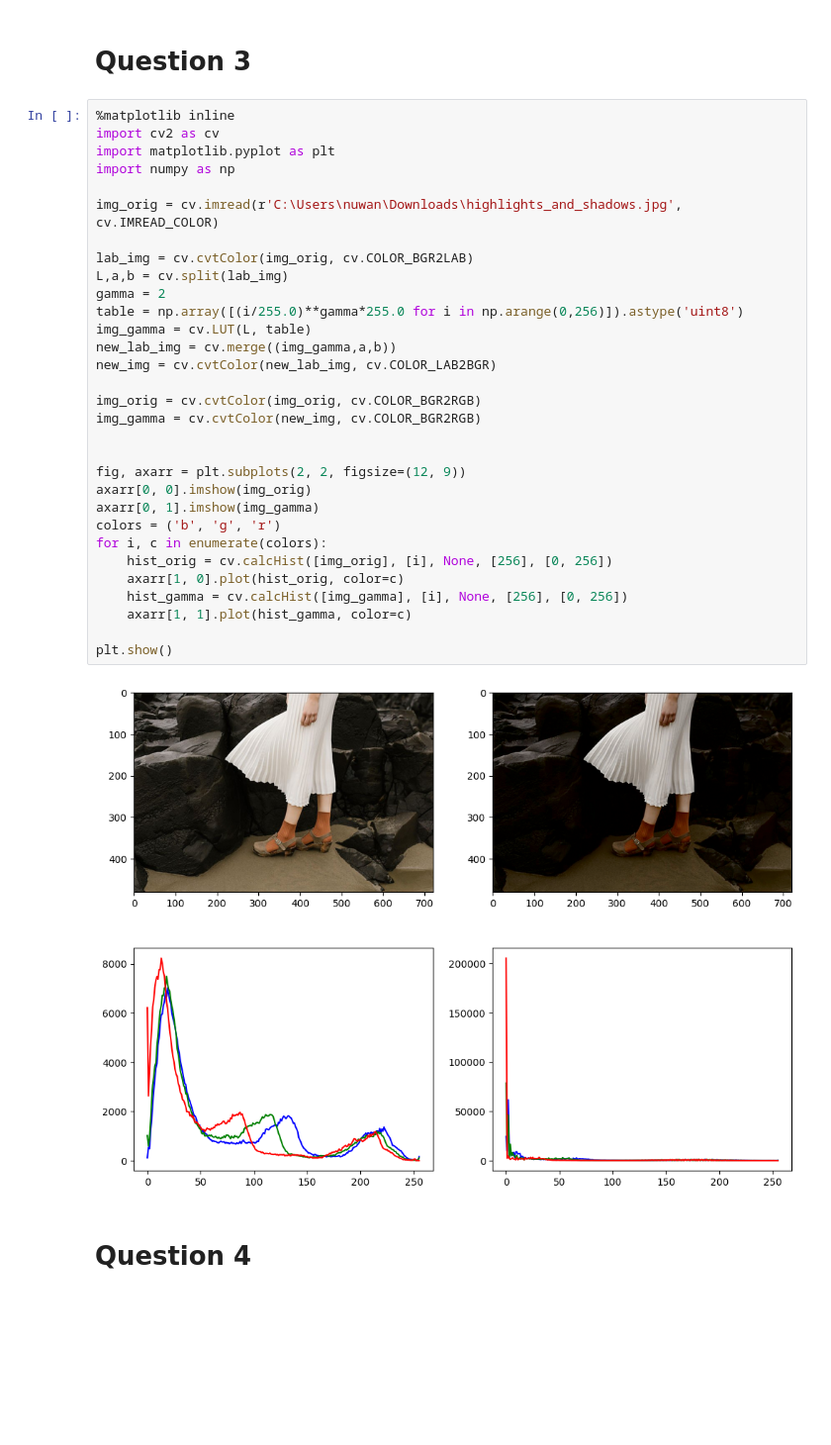
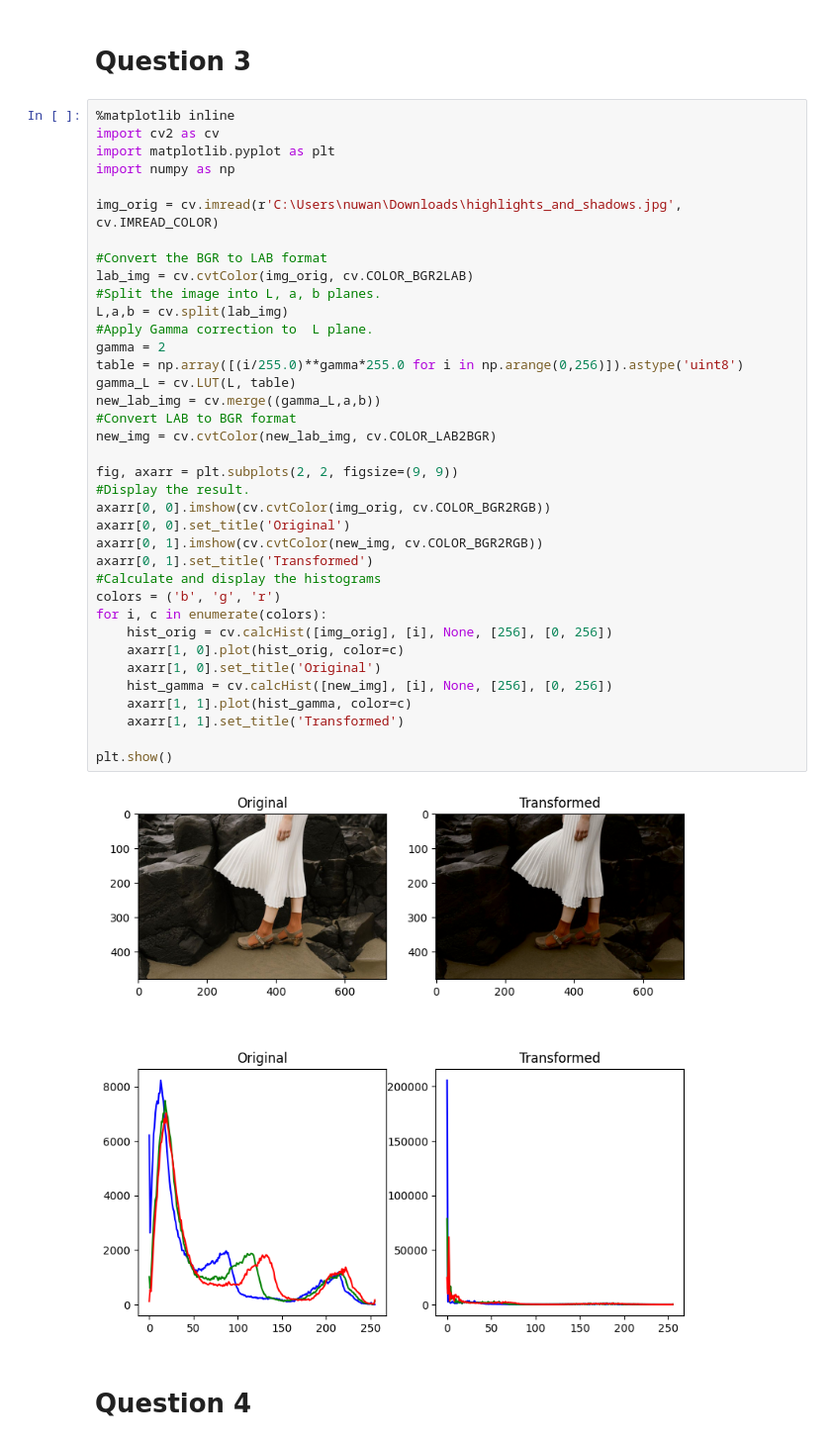
Before and after one commit to kannangaranv/EN3160_Image_Processing_and_Machine_Vision, a Jupyter notebook: assignment.ipynb, the cells around one changed output. Shown at 99% size. Saved outputs shown, nothing was run; the diff lists cells and outputs as text; blank space fills up the shorter version.

```diff
--- a/assignment.ipynb
+++ b/assignment.ipynb
@@ -108,36 +96,42 @@ cv.destroyAllWindows()
 # %%
 %matplotlib inline
 import cv2 as cv
 import matplotlib.pyplot as plt
 import numpy as np
 
 img_orig = cv.imread(r'C:\Users\nuwan\Downloads\highlights_and_shadows.jpg', cv.IMREAD_COLOR)
 
+#Convert the BGR to LAB format
 lab_img = cv.cvtColor(img_orig, cv.COLOR_BGR2LAB)
+#Split the image into L, a, b planes.
 L,a,b = cv.split(lab_img)
+#Apply Gamma correction to  L plane.
 gamma = 2
 table = np.array([(i/255.0)**gamma*255.0 for i in np.arange(0,256)]).astype('uint8')
-img_gamma = cv.LUT(L, table)
-new_lab_img = cv.merge((img_gamma,a,b))
+gamma_L = cv.LUT(L, table)
+new_lab_img = cv.merge((gamma_L,a,b))
+#Convert LAB to BGR format
 new_img = cv.cvtColor(new_lab_img, cv.COLOR_LAB2BGR)
 
-img_orig = cv.cvtColor(img_orig, cv.COLOR_BGR2RGB)
-img_gamma = cv.cvtColor(new_img, cv.COLOR_BGR2RGB)
-
-
-fig, axarr = plt.subplots(2, 2, figsize=(12, 9))
-axarr[0, 0].imshow(img_orig)
-axarr[0, 1].imshow(img_gamma)
+fig, axarr = plt.subplots(2, 2, figsize=(9, 9))
+#Display the result.
+axarr[0, 0].imshow(cv.cvtColor(img_orig, cv.COLOR_BGR2RGB))
+axarr[0, 0].set_title('Original')
+axarr[0, 1].imshow(cv.cvtColor(new_img, cv.COLOR_BGR2RGB))
+axarr[0, 1].set_title('Transformed')
+#Calculate and display the histograms
 colors = ('b', 'g', 'r')
 for i, c in enumerate(colors):
     hist_orig = cv.calcHist([img_orig], [i], None, [256], [0, 256])
     axarr[1, 0].plot(hist_orig, color=c)
-    hist_gamma = cv.calcHist([img_gamma], [i], None, [256], [0, 256])
+    axarr[1, 0].set_title('Original')
+    hist_gamma = cv.calcHist([new_img], [i], None, [256], [0, 256])
     axarr[1, 1].plot(hist_gamma, color=c)
+    axarr[1, 1].set_title('Transformed')
 
 plt.show()
 # %% [output]
-[figure, old version]
+[figure, new version]
 # %% [markdown]
 # Question 4
 # %%
```
Also changed, not shown: parts of 10 cells of this notebook, 1 other file.
